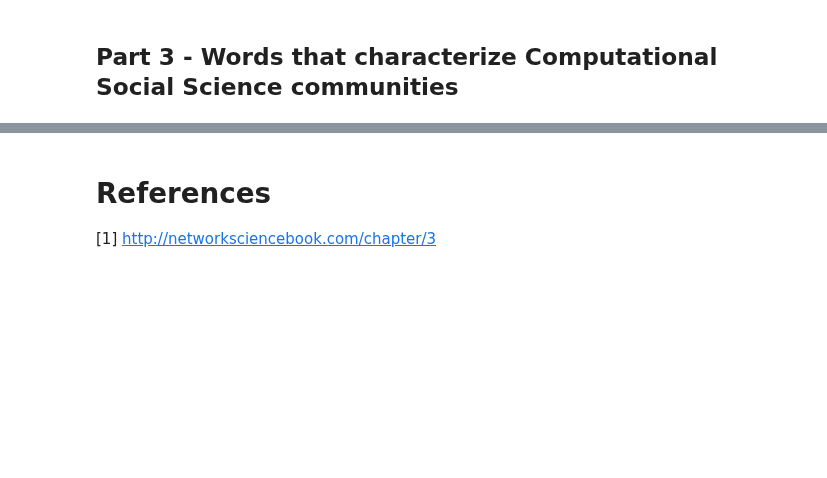
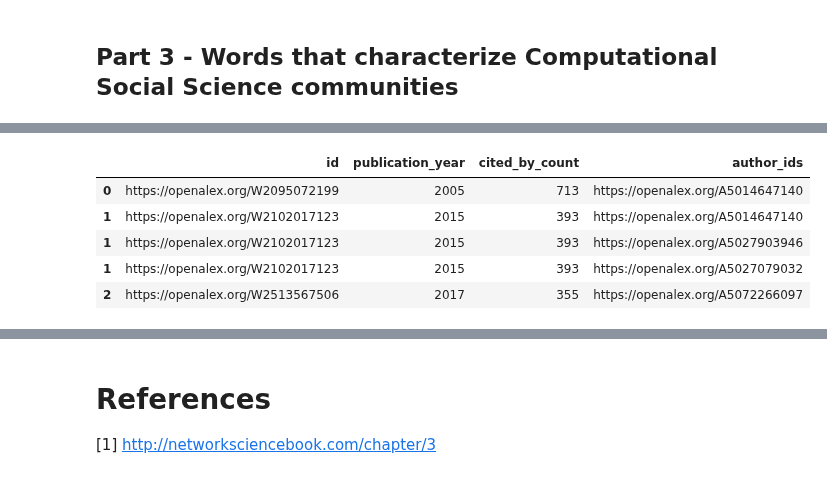
Before and after one commit to KarolineKlan/Assignments_ComSocSci2024, a Jupyter notebook: Assignment2.ipynb, the cells around one changed output, grey strips where cells are left out. Drawn from its saved outputs; the diff is of its cells as text; code cells hidden in the pictures; blank space fills up the shorter version.

```diff
--- a/Assignment2.ipynb
+++ b/Assignment2.ipynb
@@ -214,0 +262,15 @@ In this part of the assignment we are analyzing the CSS-network by looking at as
+# %%
+#load the papers dataset from assignment 2
+df_papers = pd.read_csv('data/IC2S2_all_papers.csv')
+df_papers = df_papers.drop_duplicates(subset=["id"])
+df_papers['author_ids'] = df_papers['author_ids'].apply(ast.literal_eval) # convert string to list
+Long_paper_df = df_papers.explode("author_ids")
+
+Long_paper_df.head()
+# %% [output]
+|  | id | publication_year | cited_by_count | author_ids |
+| 0 | https://openalex.org/W2095072199 | 2005 | 713 | https://openalex.org/A5014647140 |
+| 1 | https://openalex.org/W2102017123 | 2015 | 393 | https://openalex.org/A5014647140 |
+| 1 | https://openalex.org/W2102017123 | 2015 | 393 | https://openalex.org/A5027903946 |
+| 1 | https://openalex.org/W2102017123 | 2015 | 393 | https://openalex.org/A5027079032 |
+| 2 | https://openalex.org/W2513567506 | 2017 | 355 | https://openalex.org/A5072266097 |
```
Also changed, not shown: parts of 19 cells of this notebook, 1 other file.
